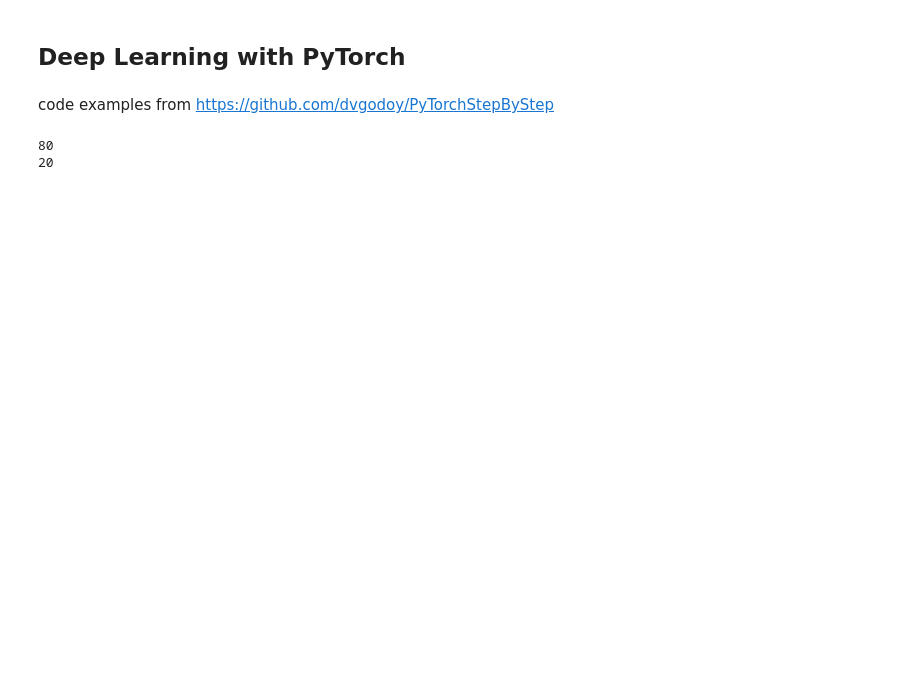
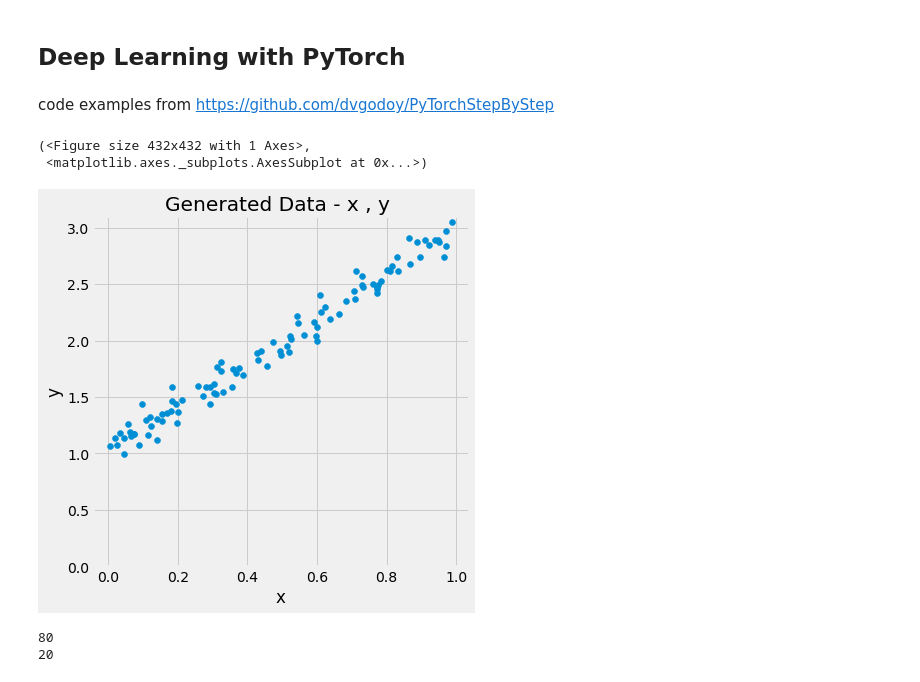
Before and after one commit to raviakasapu/DeepLearningPyTorch, a Jupyter notebook: Deep_Learning_with_PyTorch_Chapter00.ipynb, the cells around one changed output. Saved outputs shown, nothing was run; the diff lists cells and outputs as text; code cells hidden in the pictures; blank space fills up the shorter version.

```diff
--- a/Deep_Learning_with_PyTorch_Chapter00.ipynb
+++ b/Deep_Learning_with_PyTorch_Chapter00.ipynb
@@ -8,3 +8,6 @@ code examples from https://github.com/dvgodoy/PyTorchStepByStep
 import numpy as np
 from sklearn.linear_model import LinearRegression
 from sklearn.preprocessing import StandardScaler
+# %%
+import matplotlib.pyplot as plt
+plt.style.use('fivethirtyeight')
@@ -11,3 +32,15 @@ from sklearn.preprocessing import StandardScaler
+# %%
+def figure0(x, y):
+    fig, ax = plt.subplots(1, 1, figsize=(6, 6))
+
+    ax.scatter(x, y)
+    ax.set_xlabel('x')
+    ax.set_ylabel('y')
+    ax.set_ylim([0, 3.1])
+    ax.set_title('Generated Data - x , y ')
+
+
+    return fig, ax
 # %%
 true_b = 1
 true_w = 2
@@ -22,6 +55,12 @@ e = (0.1 * np.random.randn(n,1))
 
 # linear equation
 y = true_b + true_w * x + e
+# %%
+figure0(x, y)
+# %% [output]
+(<Figure size 432x432 with 1 Axes>,
+ <matplotlib.axes._subplots.AxesSubplot at 0x...>)
+[figure, added]
 # %%
 idx = np.arange(n)
 np.random.shuffle(idx)
```
Also changed, not shown: parts of 2 cells of this notebook.
